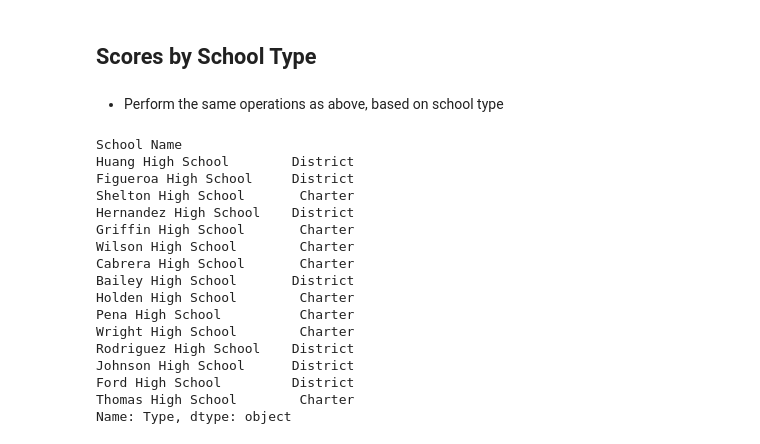
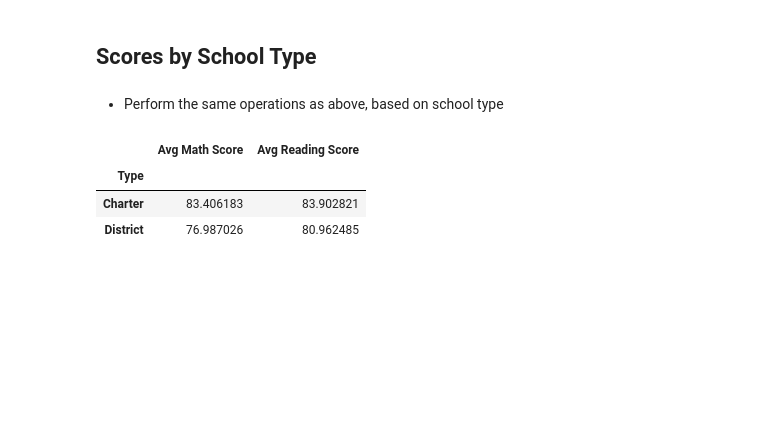
Before and after one commit to CCom20/pandas-challenge, a Jupyter notebook: pycityschools/PyCitySchools_starter.ipynb, the cells around one changed output. Drawn from its saved outputs; the diff is of its cells as text; code cells hidden in the pictures; blank space fills up the shorter version.

Commit message:
Wrapping up last dataframe

```diff
--- a/pycityschools/PyCitySchools_starter.ipynb
+++ b/pycityschools/PyCitySchools_starter.ipynb
@@ -361,31 +361,18 @@ school_size_df
 ## Scores by School Type
 # %% [markdown]
 * Perform the same operations as above, based on school type
-# %%
-school_type_performance = school_type
-school_type_performance
-# grouped_school_size = school_summary_df.groupby("School Size")
-
-# avg_math_score = school_type["Avg Math Score"].mean()
-# avg_reading_score = school_type["Avg Reading Score"].mean()
-# percent_passing_reading = school_type["% Students Passing Reading"].mean()
-# percent_passing_math = school_type["% Students Passing Math"].mean()
-# percent_passing_math_reading = school_type["% Students Passing Reading & Math"].mean()
-# %% [output]
-School Name
-Huang High School        District
-Figueroa High School     District
-Shelton High School       Charter
-Hernandez High School    District
-Griffin High School       Charter
-Wilson High School        Charter
-Cabrera High School       Charter
-Bailey High School       District
-Holden High School        Charter
-Pena High School          Charter
-Wright High School        Charter
-Rodriguez High School    District
-Johnson High School      District
-Ford High School         District
-Thomas High School        Charter
-Name: Type, dtype: object
+# %%
+school_type_avg_math = school_data_complete_df.groupby(["Type"])["Math Score"].mean()
+school_type_avg_reading = school_data_complete_df.groupby(["Type"])["Reading Score"].mean()
+
+# charter_avg_math = school_data_complete_df.loc[(school_data_complete_df["Math Score"]) & (school_data_complete_df["Type"] == "Charter")]["Math Score"].mean()
+# charter_avg_reading = school_data_complete_df.loc[(school_data_complete_df["Reading Score"] ) & (school_data_complete_df["Type"] == "Charter")]["Reading Score"].mean()
+
+school_type_performance_df = pd.DataFrame({"Avg Math Score": school_type_avg_math,
+                                           "Avg Reading Score": school_type_avg_reading })
+school_type_performance_df
+# %% [output]
+|  | Avg Math Score | Avg Reading Score |
+| Type |  |  |
+| Charter | 83.406183 | 83.902821 |
+| District | 76.987026 | 80.962485 |
```
